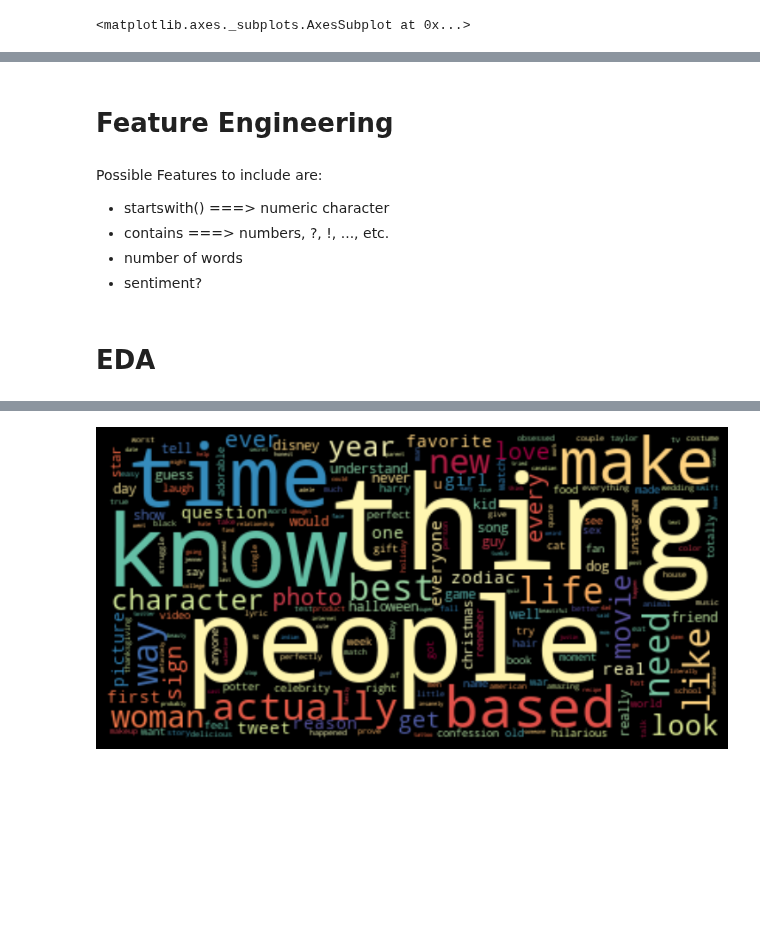
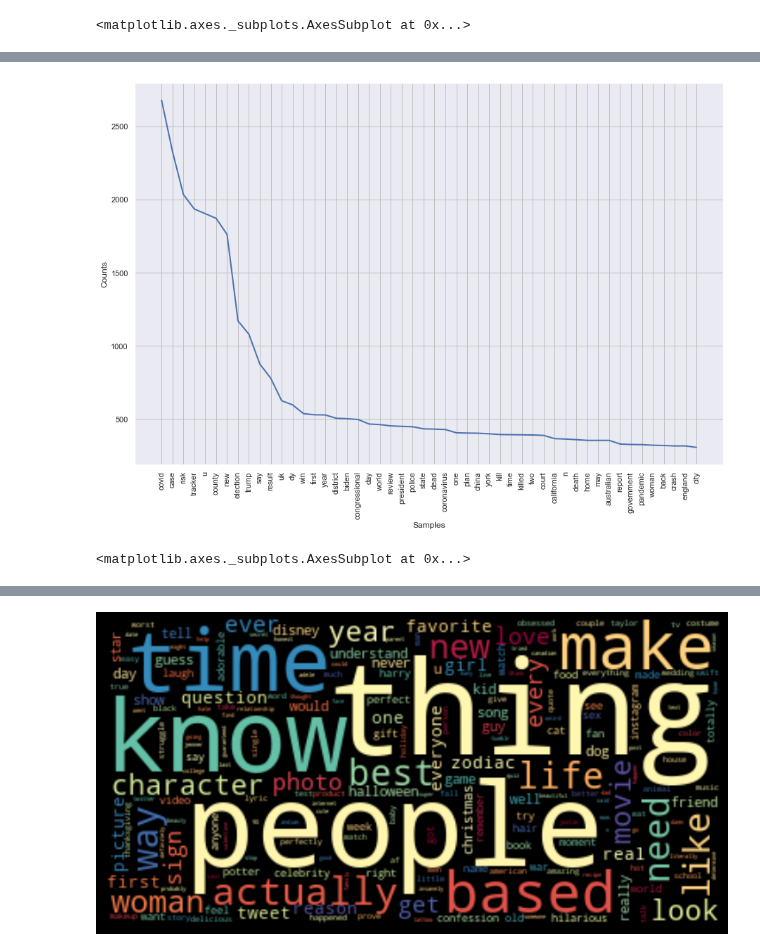
Before and after one commit to tjkim614/clickbait_headline_detector, a Jupyter notebook: 2_scrub.ipynb, the cells around one changed output, grey strips where cells are left out. Drawn from its saved outputs; the diff is of its cells as text; code cells hidden in the pictures; blank space fills up the shorter version.

```diff
--- a/2_scrub.ipynb
+++ b/2_scrub.ipynb
@@ -343,11 +308,13 @@ new_dict = {key:val for key, val in fdist.items() if key != res}
-# %% [markdown]
-# Feature Engineering
-# %% [markdown]
-Possible Features to include are:
-- startswith() ===> numeric character
-- contains ===> numbers, ?, !, ..., etc.
-- number of words
-- sentiment?
-# %% [markdown]
-# EDA
+# %%
+lemmatized_ncb = []
+for w in clean_flat_ncb:
+    lemmatized_ncb.append(lemmatizer.lemmatize(w))
+# %%
+lemmatized_ncb_fdist = FreqDist(lemmatized_ncb)
+
+plt.figure(figsize=(15,10))
+lemmatized_ncb_fdist.plot(50)
+# %% [output]
+[figure, added]
+<matplotlib.axes._subplots.AxesSubplot at 0x...>
 # %%
```
Also changed, not shown: parts of 32 cells of this notebook.
